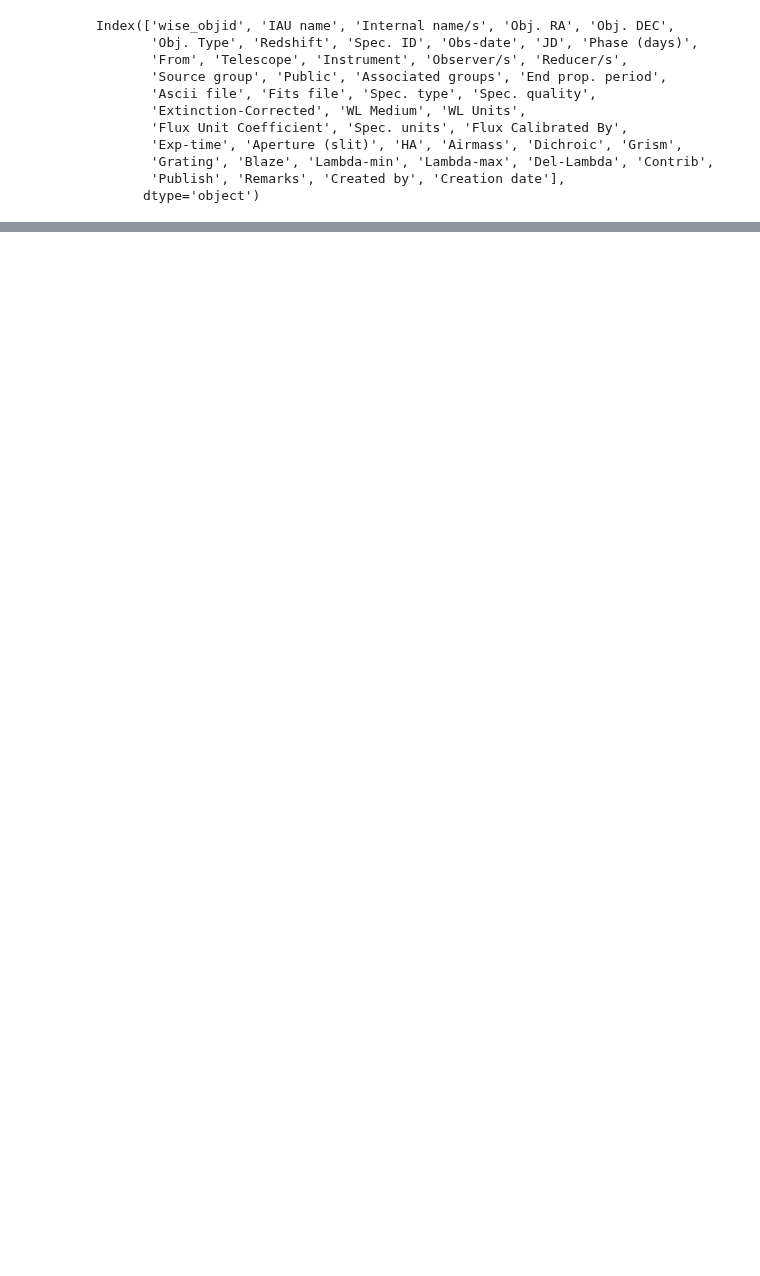
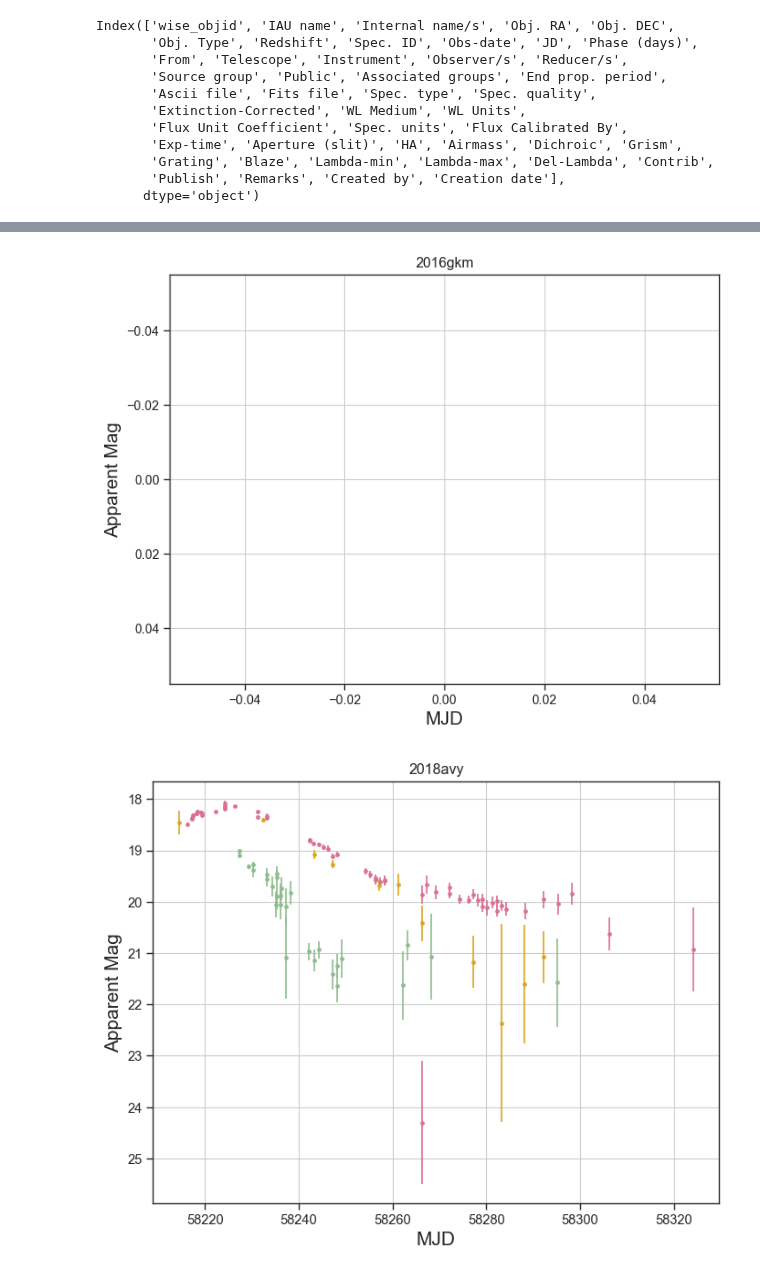
Before and after one commit to aec3675/multi-modal-multi-peaks, a Jupyter notebook: adrian/ztf_lc_work.ipynb, the cells around one changed output, grey strips where cells are left out. Cells and saved outputs as stored; diff of their text form; code cells hidden in the pictures; blank space fills up the shorter version.

```diff
--- a/adrian/ztf_lc_work.ipynb
+++ b/adrian/ztf_lc_work.ipynb
@@ -239,0 +265,5 @@ def plot_all_ztf_lcs(lc_dfs,sn_names,interactive=False,save=False,datadir='./fig
+# %%
+plot_all_ztf_lcs(lc_dfs_ibc,sn_names_ibc,save=False, interactive=False)
+# %% [output]
+[figure, added]
+[figure, added]
```
Also changed, not shown: parts of 17 cells of this notebook, 58 other files.
